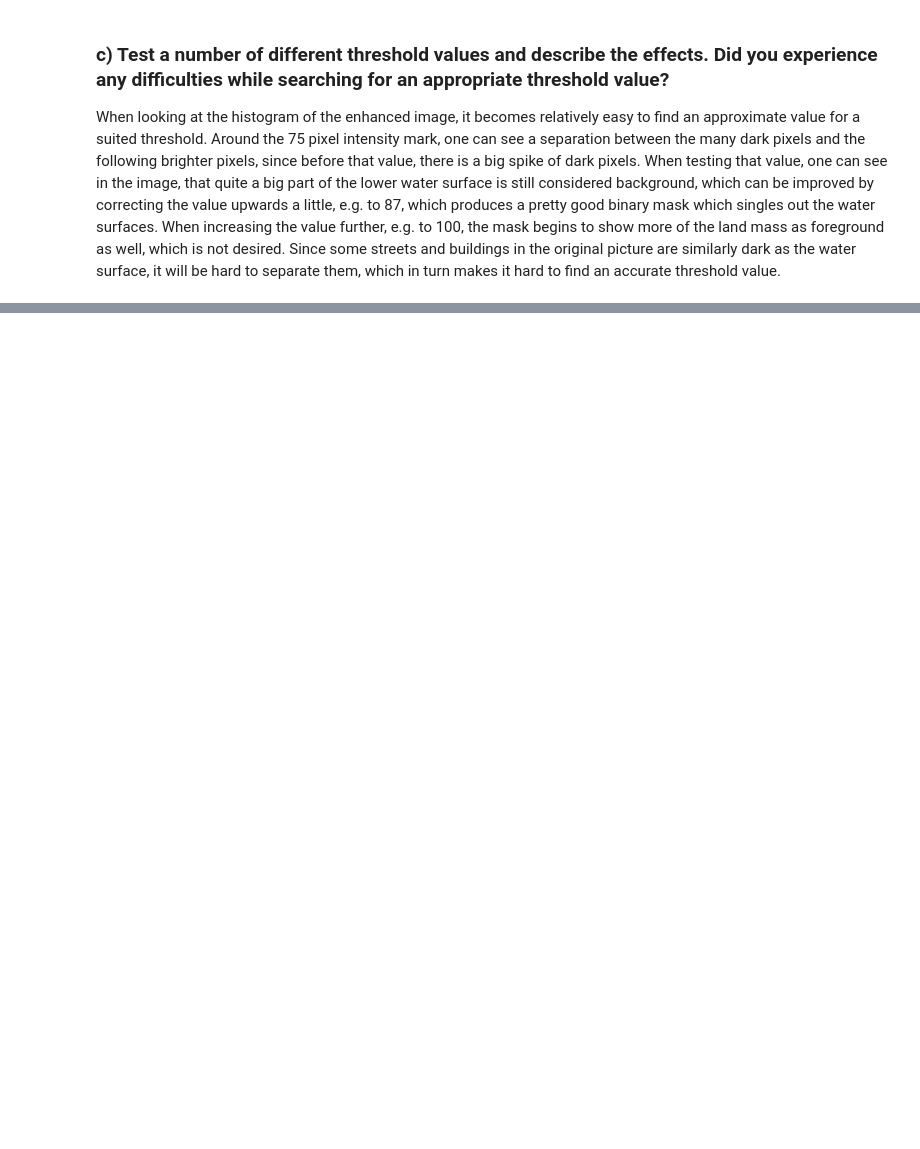
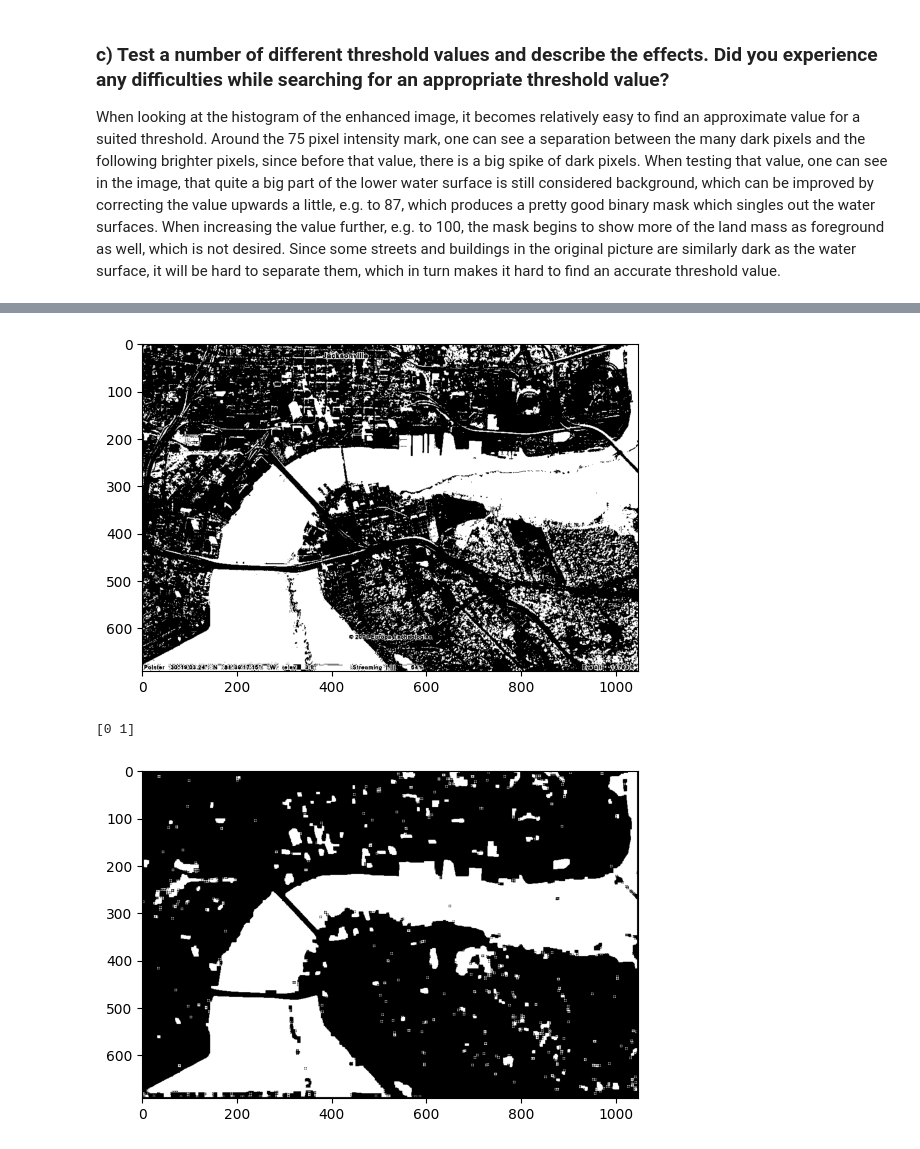
Before and after one commit to DerIltis/IAOR_SS26, a Jupyter notebook: src/sample.ipynb, the cells around one changed output, grey strips where cells are left out. Drawn from its saved outputs; the diff is of its cells as text; code cells hidden in the pictures; blank space fills up the shorter version.

```diff
--- a/src/sample.ipynb
+++ b/src/sample.ipynb
@@ -71,0 +76,27 @@ When looking at the histogram of the enhanced image, it becomes relatively easy
+# %%
+def morphological_filtering(mask, struct_el):
+    filtered_mask = imopen(mask, struct_el)
+    filtered_mask = imclose(filtered_mask, struct_el)
+    return filtered_mask.astype(np.uint8)
+
+binary_mask_87 = thresholding(enhanced_image, 87)
+plt.imshow(binary_mask_87, cmap='gray', vmin=0, vmax=1)
+plt.show()
+print(np.unique(binary_mask_87))
+#struct_el = np.array([[1, 0, 1], [0,0,0], [1,0,1]])
+struct_el = np.array([
+    [1,1,0,1,1],
+    [1,0,0,0,1],
+    [0,0,0,0,0],
+    [1,0,0,0,1],
+    [1,1,0,1,1]
+])
+
+
+filtered_mask = morphological_filtering(binary_mask_87, struct_el)
+plt.imshow(filtered_mask, cmap='gray', vmin=0, vmax=1)
+plt.show()
+# %% [output]
+[figure, added]
+[0 1]
+[figure, added]
```
Also changed, not shown: parts of 4 cells of this notebook, 3 other files.
